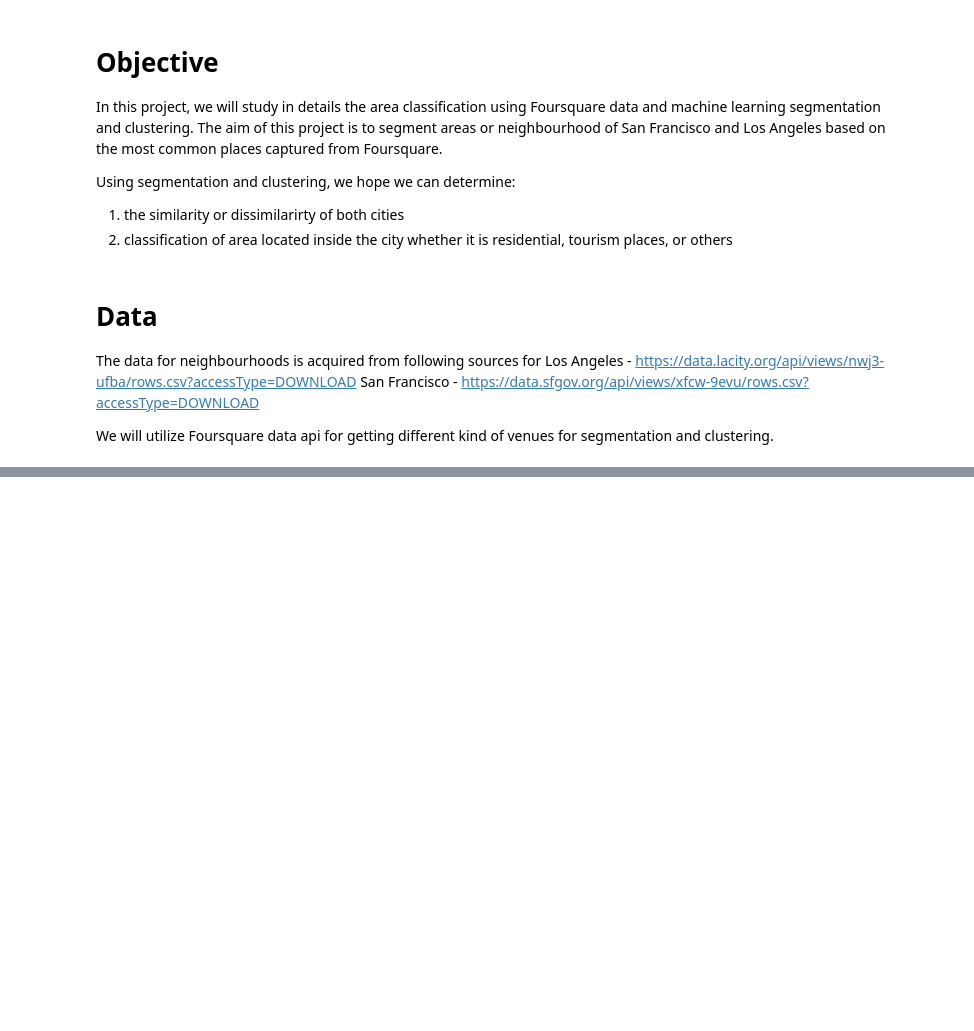
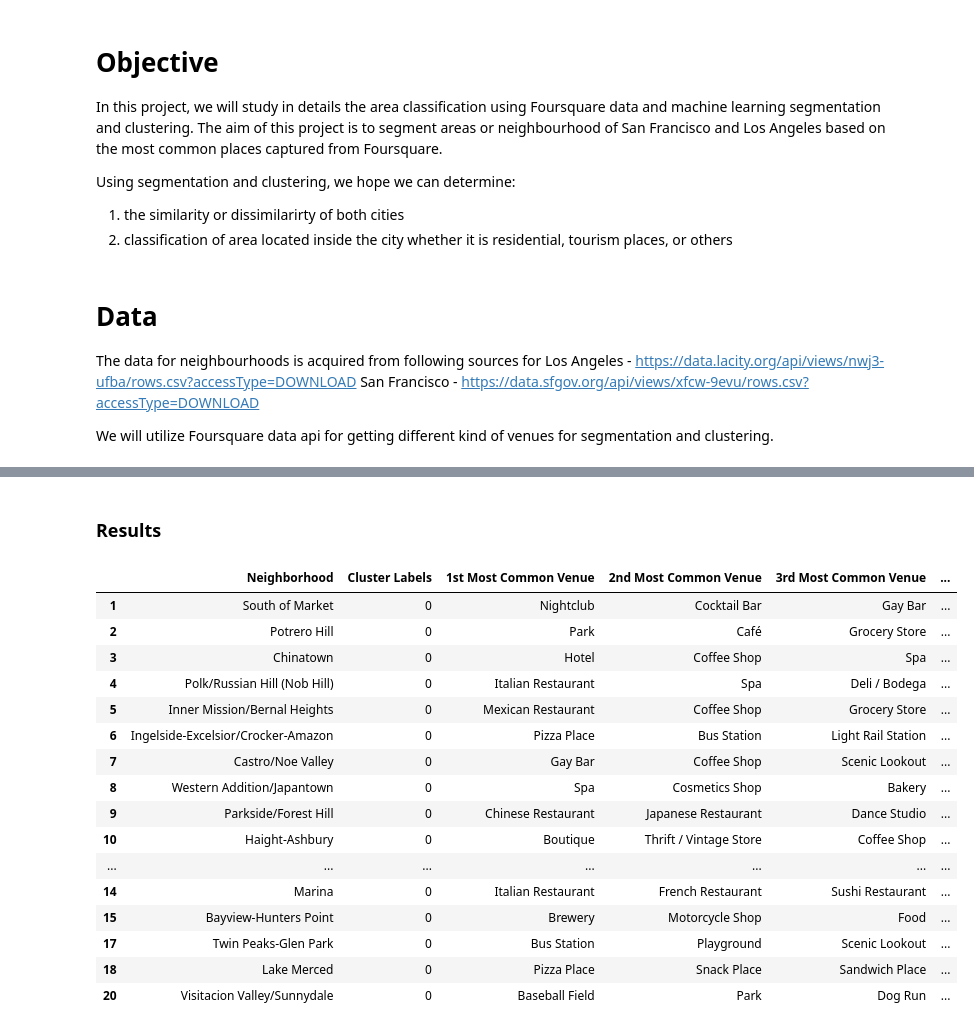
Before and after one commit to charles2588/Coursera_Capstone, a Jupyter notebook: Capstone Project.ipynb, the cells around one changed output, grey strips where cells are left out. Saved outputs shown, nothing was run; the diff lists cells and outputs as text; code cells hidden in the pictures; blank space fills up the shorter version.

```diff
--- a/Capstone Project.ipynb
+++ b/Capstone Project.ipynb
@@ -48,0 +586,13 @@ We will utilize Foursquare data api for getting different kind of venues for seg
+# %%
+#print each neighborhood along with the top 5 most common venues
+num_top_venues = 5
+
+for hood in sf_grouped['Neighborhood']:
+    print("----"+hood+"----")
+    temp = sf_grouped[sf_grouped['Neighborhood'] == hood].T.reset_index()
+    temp.columns = ['venue','freq']
+    temp = temp.iloc[1:]
+    temp['freq'] = temp['freq'].astype(float)
+    temp = temp.round({'freq': 2})
+    print(temp.sort_values('freq', ascending=False).reset_index(drop=True).head(num_top_venues))
+    print('\n')
@@ -48,0 +679,24 @@ We will utilize Foursquare data api for getting different kind of venues for seg
+# %%
+from sklearn.cluster import KMeans
+
+# set number of clusters
+kclusters = 3
+
+sf_grouped_clustering = sf_grouped.drop('Neighborhood', 1)
+
+# run k-means clustering
+kmeans = KMeans(n_clusters=kclusters, random_state=0).fit(sf_grouped_clustering)
+
+# check cluster labels generated for each row in the dataframe
+kmeans.labels_[0:10]
+
+#create a new dataframe that includes the cluster as well as the top 10 venues for each neighborhood.
+sf_merged = sfneighdata_geo
+
+# add clustering labels
+sf_merged['Cluster Labels'] = kmeans.labels_
+
+# merge SF_grouped with SF_data to add latitude/longitude for each neighborhood
+sf_merged = sf_merged.join(areas_venues_sorted.set_index('Neighborhood'), on='Neighborhood')
+
+sf_merged.head()
@@ -48,0 +897,23 @@ We will utilize Foursquare data api for getting different kind of venues for seg
+# %% [markdown]
+<h3><a id="results">Results</a></h3>
+# %%
+#Cluster 1 for San Francisco
+sf_merged.loc[sf_merged['Cluster Labels'] == 0, sf_merged.columns[[1] + list(range(5, sf_merged.shape[1]))]]
+# %% [output]
+|  | Neighborhood | Cluster Labels | 1st Most Common Venue | 2nd Most Common Venue | 3rd Most Common Venue | ... |
+| 1 | South of Market | 0 | Nightclub | Cocktail Bar | Gay Bar | ... |
+| 2 | Potrero Hill | 0 | Park | Café | Grocery Store | ... |
+| 3 | Chinatown | 0 | Hotel | Coffee Shop | Spa | ... |
+| 4 | Polk/Russian Hill (Nob Hill) | 0 | Italian Restaurant | Spa | Deli / Bodega | ... |
+| 5 | Inner Mission/Bernal Heights | 0 | Mexican Restaurant | Coffee Shop | Grocery Store | ... |
+| 6 | Ingelside-Excelsior/Crocker-Amazon | 0 | Pizza Place | Bus Station | Light Rail Station | ... |
+| 7 | Castro/Noe Valley | 0 | Gay Bar | Coffee Shop | Scenic Lookout | ... |
+| 8 | Western Addition/Japantown | 0 | Spa | Cosmetics Shop | Bakery | ... |
+| 9 | Parkside/Forest Hill | 0 | Chinese Restaurant | Japanese Restaurant | Dance Studio | ... |
+| 10 | Haight-Ashbury | 0 | Boutique | Thrift / Vintage Store | Coffee Shop | ... |
+| ... | ... | ... | ... | ... | ... | ... |
+| 14 | Marina | 0 | Italian Restaurant | French Restaurant | Sushi Restaurant | ... |
+| 15 | Bayview-Hunters Point | 0 | Brewery | Motorcycle Shop | Food | ... |
+| 17 | Twin Peaks-Glen Park | 0 | Bus Station | Playground | Scenic Lookout | ... |
+| 18 | Lake Merced | 0 | Pizza Place | Snack Place | Sandwich Place | ... |
+| 20 | Visitacion Valley/Sunnydale | 0 | Baseball Field | Park | Dog Run | ... |
```
Also changed, not shown: parts of 75 cells of this notebook.
